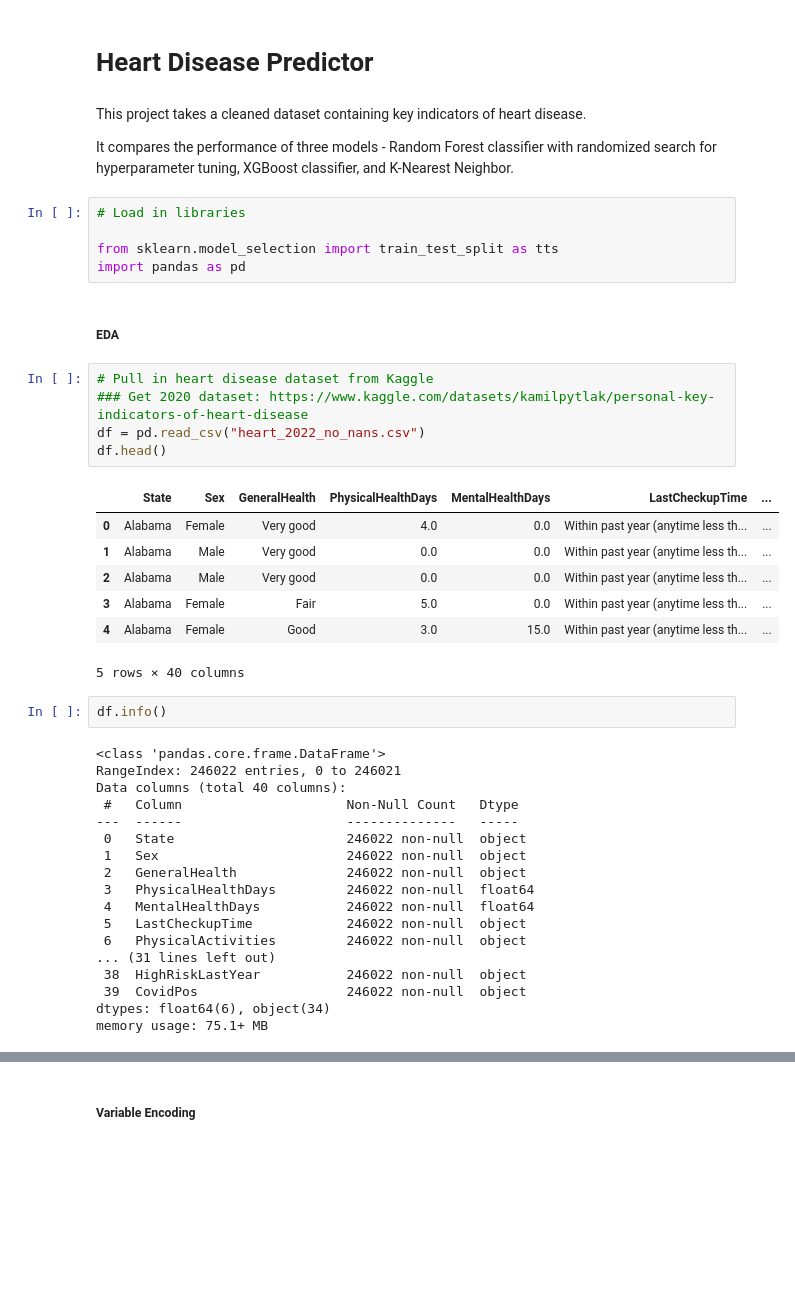
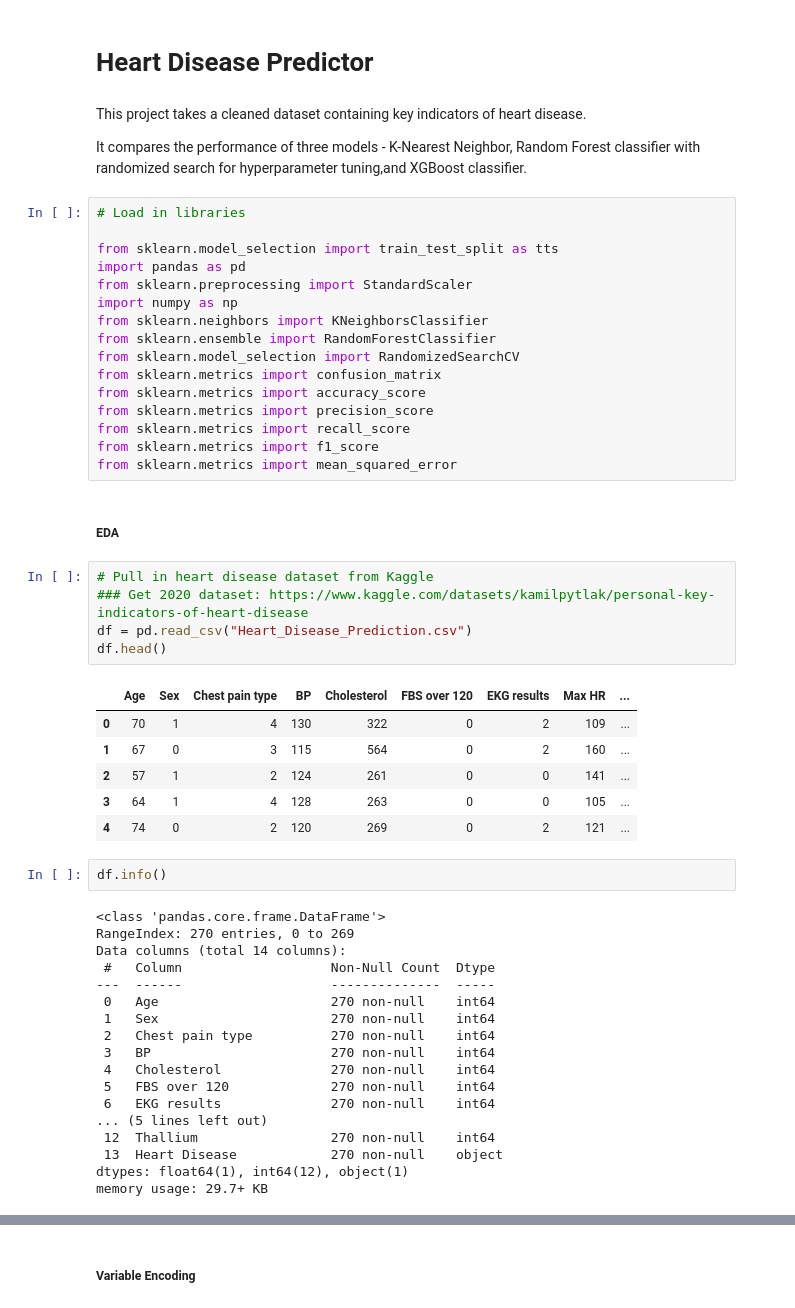
Before and after one commit to elise-ip/heart-disease-predictor, a Jupyter notebook: heart-disease-predictor-random-forest-classifier.ipynb, the cells around one changed output, grey strips where cells are left out. Cells and saved outputs as stored; diff of their text form; blank space fills up the shorter version.

Commit message:
Add dataset and redo notebook to refine preprocessing, bin age by deciles, and add documentation

```diff
--- a/heart-disease-predictor-random-forest-classifier.ipynb
+++ b/heart-disease-predictor-random-forest-classifier.ipynb
@@ -3,44 +3,54 @@
 # %% [markdown]
 This project takes a cleaned dataset containing key indicators of heart disease.
 
-It compares the performance of three models - Random Forest classifier with randomized search for hyperparameter tuning, XGBoost classifier, and K-Nearest Neighbor.
+It compares the performance of three models - K-Nearest Neighbor, Random Forest classifier with randomized search for hyperparameter tuning,and XGBoost classifier.
 # %%
 # Load in libraries
 
 from sklearn.model_selection import train_test_split as tts
 import pandas as pd
+from sklearn.preprocessing import StandardScaler
+import numpy as np
+from sklearn.neighbors import KNeighborsClassifier
+from sklearn.ensemble import RandomForestClassifier
+from sklearn.model_selection import RandomizedSearchCV
+from sklearn.metrics import confusion_matrix
+from sklearn.metrics import accuracy_score
+from sklearn.metrics import precision_score
+from sklearn.metrics import recall_score
+from sklearn.metrics import f1_score
+from sklearn.metrics import mean_squared_error
 # %% [markdown]
 ##### EDA
 # %%
 # Pull in heart disease dataset from Kaggle
 ### Get 2020 dataset: https://www.kaggle.com/datasets/kamilpytlak/personal-key-indicators-of-heart-disease
-df = pd.read_csv("heart_2022_no_nans.csv")
+df = pd.read_csv("Heart_Disease_Prediction.csv")
 df.head()
 # %% [output]
-|  | State | Sex | GeneralHealth | PhysicalHealthDays | MentalHealthDays | LastCheckupTime | ... |
-| 0 | Alabama | Female | Very good | 4.0 | 0.0 | Within past year (anytime less th... | ... |
-| 1 | Alabama | Male | Very good | 0.0 | 0.0 | Within past year (anytime less th... | ... |
-| 2 | Alabama | Male | Very good | 0.0 | 0.0 | Within past year (anytime less th... | ... |
-| 3 | Alabama | Female | Fair | 5.0 | 0.0 | Within past year (anytime less th... | ... |
-| 4 | Alabama | Female | Good | 3.0 | 15.0 | Within past year (anytime less th... | ... |
+|  | Age | Sex | Chest pain type | BP | Cholesterol | FBS over 120 | EKG results | Max HR | ... |
+| 0 | 70 | 1 | 4 | 130 | 322 | 0 | 2 | 109 | ... |
+| 1 | 67 | 0 | 3 | 115 | 564 | 0 | 2 | 160 | ... |
+| 2 | 57 | 1 | 2 | 124 | 261 | 0 | 0 | 141 | ... |
+| 3 | 64 | 1 | 4 | 128 | 263 | 0 | 0 | 105 | ... |
+| 4 | 74 | 0 | 2 | 120 | 269 | 0 | 2 | 121 | ... |
-5 rows × 40 columns
 # %%
 df.info()
 # %% [output]
 <class 'pandas.core.frame.DataFrame'>
-RangeIndex: 246022 entries, 0 to 246021
-Data columns (total 40 columns):
- #   Column                     Non-Null Count   Dtype
----  ------                     --------------   -----
- 0   State                      246022 non-null  object
- 1   Sex                        246022 non-null  object
- 2   GeneralHealth              246022 non-null  object
- 3   PhysicalHealthDays         246022 non-null  float64
- 4   MentalHealthDays           246022 non-null  float64
- 5   LastCheckupTime            246022 non-null  object
- 6   PhysicalActivities         246022 non-null  object
-... (31 lines left out)
- 38  HighRiskLastYear           246022 non-null  object
- 39  CovidPos                   246022 non-null  object
-dtypes: float64(6), object(34)
-memory usage: 75.1+ MB
+RangeIndex: 270 entries, 0 to 269
+Data columns (total 14 columns):
+ #   Column                   Non-Null Count  Dtype
+---  ------                   --------------  -----
+ 0   Age                      270 non-null    int64
+ 1   Sex                      270 non-null    int64
+ 2   Chest pain type          270 non-null    int64
+ 3   BP                       270 non-null    int64
+ 4   Cholesterol              270 non-null    int64
+ 5   FBS over 120             270 non-null    int64
+ 6   EKG results              270 non-null    int64
+... (5 lines left out)
+ 12  Thallium                 270 non-null    int64
+ 13  Heart Disease            270 non-null    object
+dtypes: float64(1), int64(12), object(1)
+memory usage: 29.7+ KB
```
Also changed, not shown: parts of 19 cells of this notebook, 1 other file.
